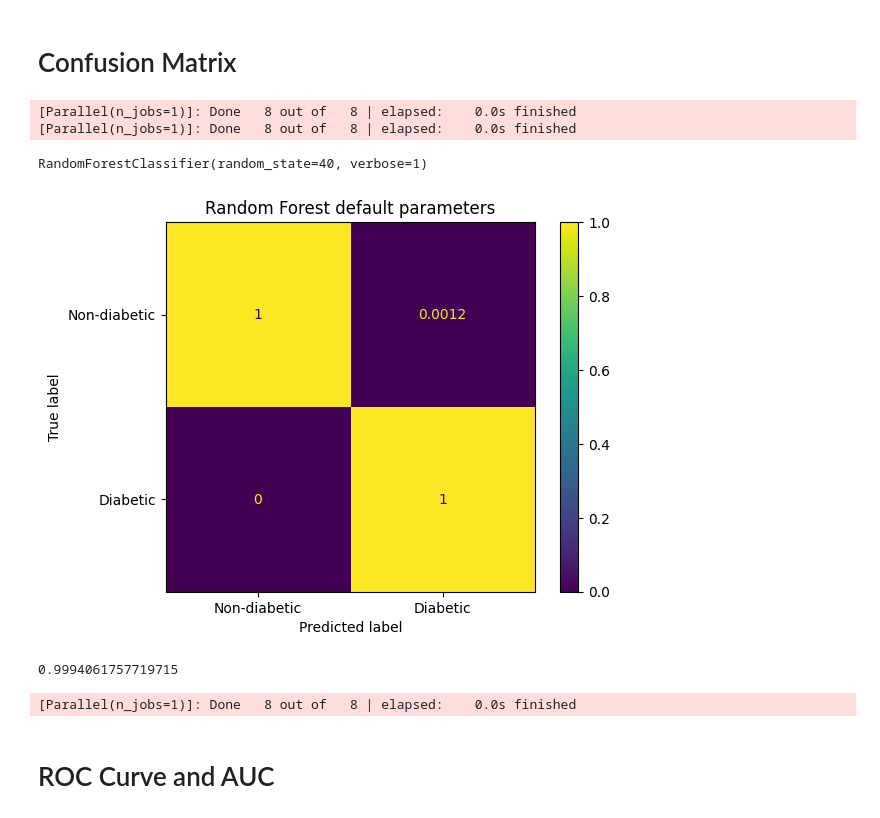
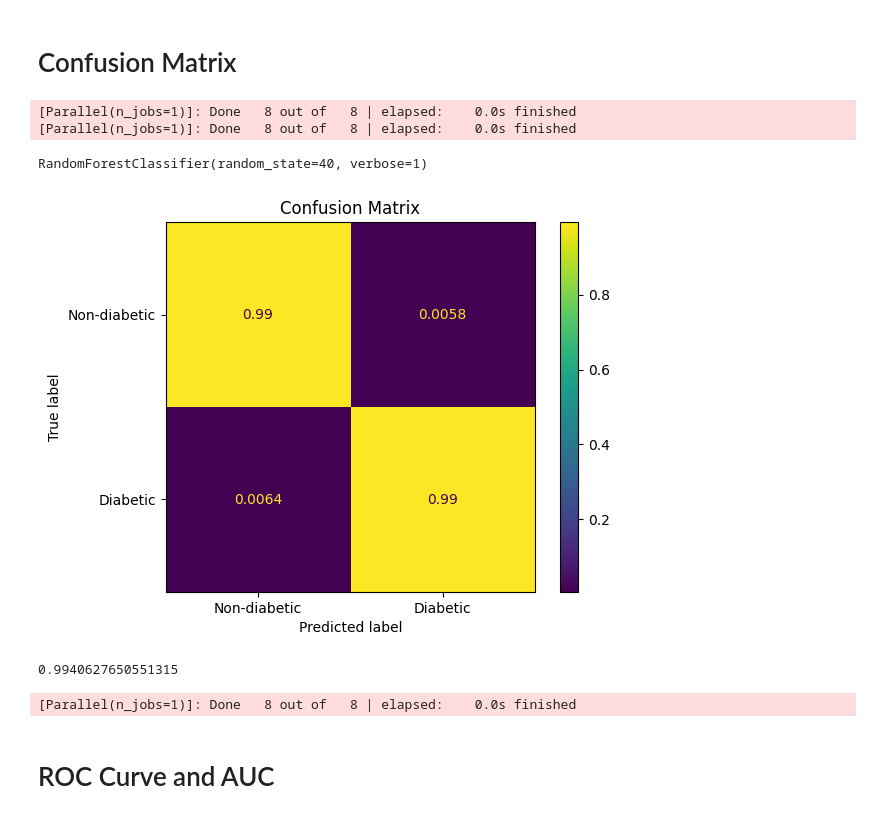
Before and after one commit to LikeMattorSomething/FutureTalentsProjects, a Jupyter notebook: GraceDataMLTests_V2.ipynb, the cells around one changed output. Saved outputs shown, nothing was run; the diff lists cells and outputs as text; code cells hidden in the pictures.

```diff
--- a/GraceDataMLTests_V2.ipynb
+++ b/GraceDataMLTests_V2.ipynb
@@ -48,23 +63,23 @@ from sklearn.model_selection import GridSearchCV
 from sklearn.ensemble import RandomForestClassifier
 from sklearn.tree import DecisionTreeClassifier
 from sklearn.neighbors import KNeighborsClassifier
-from sklearn.metrics import f1_score
+from sklearn.metrics import f1_score,classification_report,precision_score,recall_score
 
 
 # Normalize the data using StandardScaler
 scaler = StandardScaler()
-X_train_scaled = scaler.fit_transform(X_train)
-X_test_scaled = scaler.transform(X_test)
+X_train = scaler.fit_transform(X_train)
+X_test = scaler.transform(X_test)
 
 ModelSelection = int(input("1 nearest neighbour, 2 decision tree, 3 random forest: "))
-DefaultParameters = int(input("1 Default Parameters, 2 Grid Search: "))
+DefaultParameters = int(input("1 Baseline Parameters, 2 Grid Search: "))
 
 if ModelSelection == 1:
   if DefaultParameters == 2:
     parameters = {"n_neighbors":range(1,30)}
   else:
     parameters = {}
-  modelType = KNeighborsClassifier()#weights="distance")
+  modelType = KNeighborsClassifier(weights="distance")
 
 elif ModelSelection == 2:
   if DefaultParameters == 2:
@@ -85,13 +100,17 @@ elif ModelSelection == 3:# Secret Third option so we dont have to do a grid sear
 else:
   print("Invalid input")
 
-GSD = GridSearchCV(modelType,parameters, scoring='f1_micro')
+GSD = GridSearchCV(modelType,parameters, scoring='accuracy')#scoring='f1_micro')
 
-GSD.fit(X_train_scaled,y_train) # Fit on scaled data
-print("Accuracy")
-print(GSD.best_estimator_.score(X_test_scaled,y_test)) # Score on scaled data
-print("F1 score")
-print(f1_score(GSD.predict(X_test_scaled),y_test,average='macro'))
+GSD.fit(X_train,y_train) # Fit on scaled data
+print("Accuracy",GSD.best_estimator_.score(X_test,y_test)) # Score on scaled data
+print("Precision",precision_score(GSD.predict(X_test),y_test,average='macro'))
+print("Recall",recall_score(GSD.predict(X_test),y_test,average='macro'))
+print("F1 score",f1_score(GSD.predict(X_test),y_test,average='macro'))
+
+target_labels = ['Non-diabetic', 'Diabetic']
+print(classification_report(y_test, GSD.predict(X_test), target_names=target_labels))
+
 print(GSD.best_params_)
 # %% [output]
 1 nearest neighbour, 2 decision tree, 3 random forest: 3
@@ -126,35 +191,34 @@ F1 score
 # %%
 import matplotlib.pyplot as plt
 from sklearn.metrics import confusion_matrix
 from sklearn.metrics import ConfusionMatrixDisplay
 
-PredictedResults = GSD.predict(X_test_scaled) # Predict on scaled data
+PredictedResults = GSD.predict(X_test) # Predict on scaled data
 ActualResults = y_test
 
 CMlabels = ['1','2'] # Labels to match the values in y_test
 DisplayLabels = ["Non-diabetic","Diabetic"] # Labels to display on the plot
 
 cm = confusion_matrix(ActualResults, PredictedResults)
-disp = ConfusionMatrixDisplay.from_estimator(GSD, X_test_scaled, y_test, normalize="true", labels=CMlabels, display_labels=DisplayLabels) # Display using scaled data and updated display_labels
+disp = ConfusionMatrixDisplay.from_estimator(GSD, X_test, y_test, normalize="true", labels=CMlabels, display_labels=DisplayLabels) # Display using scaled data and updated display_labels
 
 
 
-#plt.title("Confusion Matrix")
 print(modelType)
 plt.title("Confusion Matrix")
-plt.title("Random Forest default parameters")
+#plt.title("Random Forest baseline parameters")
 plt.show()
 
 print("")
-print(GSD.best_estimator_.score(X_test_scaled,y_test))
+print(GSD.best_estimator_.score(X_test,y_test))
 
 # myClassifiers = pd.Series(GSD.best_estimator_.feature_importances_, index=X_train.columns)
 # %% [output]
 [Parallel(n_jobs=1)]: Done   8 out of   8 | elapsed:    0.0s finished
 [Parallel(n_jobs=1)]: Done   8 out of   8 | elapsed:    0.0s finished
 RandomForestClassifier(random_state=40, verbose=1)
-[figure, old version]
+[figure, new version]
-0.9994061757719715
+0.9940627650551315
 [Parallel(n_jobs=1)]: Done   8 out of   8 | elapsed:    0.0s finished
 # %% [markdown]
 # ROC Curve and AUC
```
Also changed, not shown: parts of 8 cells of this notebook.
